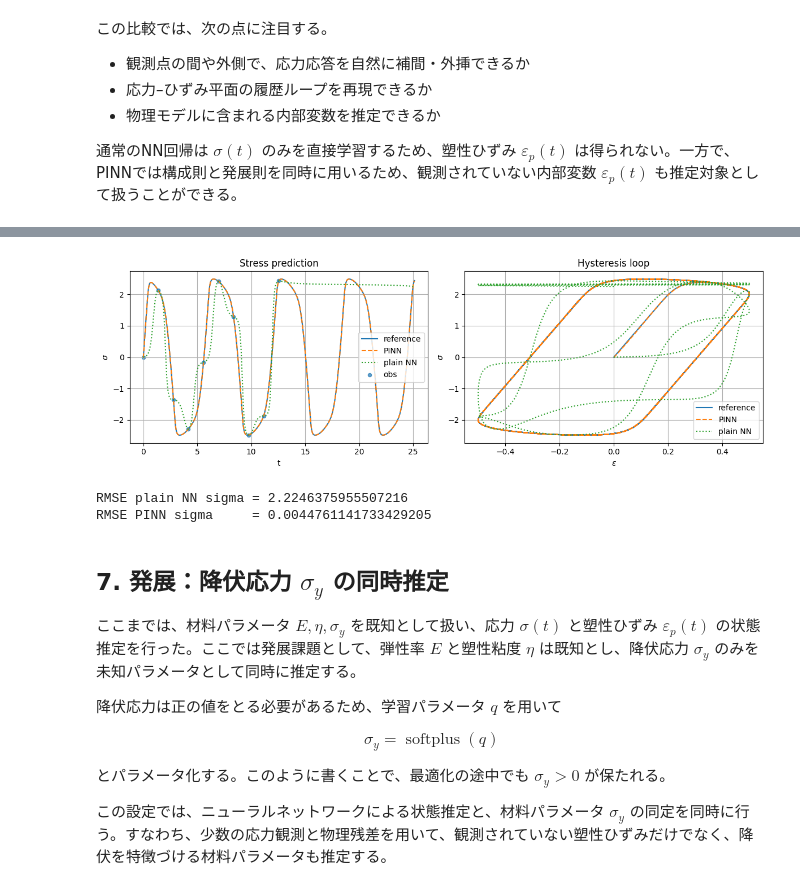
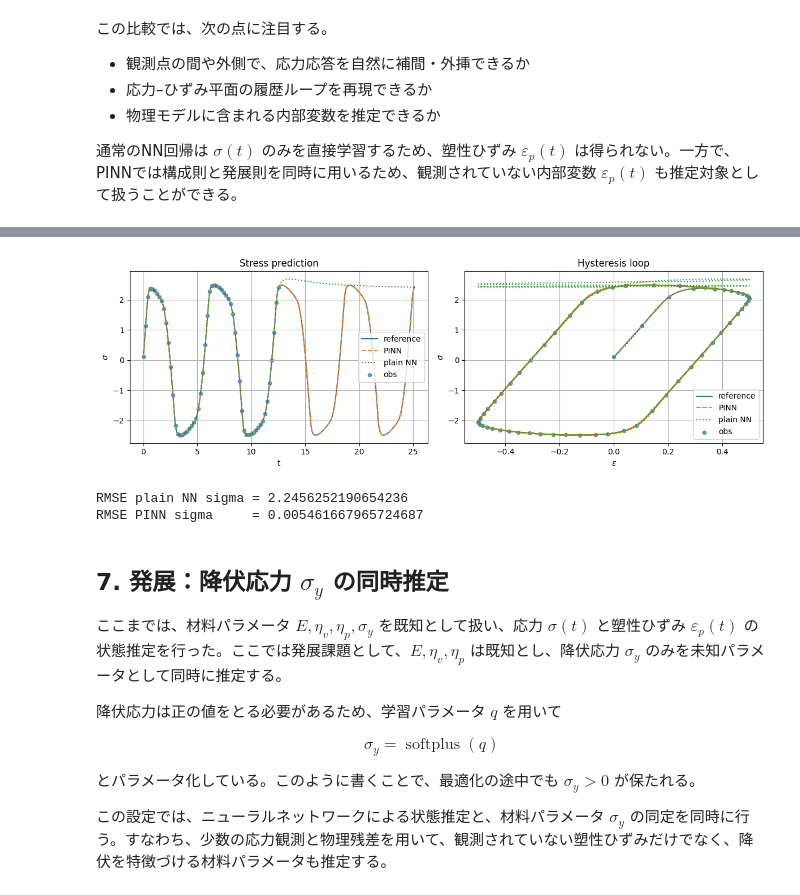
Before and after one commit to itoshin110/Lecture-of-physics-informed-neural-networks, a Jupyter notebook: pinn_elastoviscoplastic_bingham.ipynb, the cells around one changed output, grey strips where cells are left out. Saved outputs shown, nothing was run; the diff lists cells and outputs as text; code cells hidden in the pictures.

```diff
--- a/pinn_elastoviscoplastic_bingham.ipynb
+++ b/pinn_elastoviscoplastic_bingham.ipynb
@@ -336,10 +430,10 @@ sigma_all = torch.tensor(sigma_ref[:, None], device=device)
 epsp_all = torch.tensor(epsp_ref[:, None], device=device)
 
 # 少数の応力観測点
-N_data = 10
+N_data = 60
 idx_data = np.linspace(0, Nt//2-1, N_data).astype(int)
 
-noise_level = 1e-5  # 応力ノイズの標準偏差
+noise_level = 1e-12  # 応力ノイズの標準偏差
 sigma_obs_np = sigma_ref[idx_data] + noise_level * np.std(sigma_ref) * np.random.randn(N_data)
 
 t_data = torch.tensor(t_np[idx_data, None], device=device)
@@ -351,7 +445,7 @@ plt.scatter(t_np[idx_data], sigma_obs_np, s=25, label="observations")
 plt.xlabel("t")
 plt.ylabel(r"$\sigma$")
 plt.title("Sparse noisy stress observations")
-plt.legend()
+plt.legend(loc=4)
 plt.tight_layout()
 plt.grid()
 plt.show()
@@ -498,8 +693,8 @@ plt.close()
 # %%
 # PINN予測を評価
-model.eval()
+PINN_task.eval()
 with torch.no_grad():
-    pred = model(t_all)
+    pred = PINN_task(t_all)
     sigma_pinn = pred[:, 0].cpu().numpy()
     epsp_pinn = pred[:, 1].cpu().numpy()
     eps_np = eps_ref
@@ -513,7 +708,7 @@ plt.scatter(t_np[idx_data], sigma_obs_np, s=20, alpha=0.7, label="obs")
 plt.xlabel("t")
 plt.ylabel(r"$\sigma$")
 plt.title("Stress")
-plt.legend()
+plt.legend(loc=4)
 plt.grid()
 
 
@@ -523,16 +718,17 @@ plt.plot(t_np, epsp_pinn, "--", label="PINN")
 plt.xlabel("t")
 plt.ylabel(r"$\varepsilon_p$")
 plt.title("Hidden plastic strain")
-plt.legend()
+plt.legend(loc=4)
 plt.grid()
 
 plt.subplot(1, 3, 3)
 plt.plot(eps_ref, sigma_ref, label="reference")
 plt.plot(eps_ref, sigma_pinn, "--", label="PINN")
+plt.scatter(eps_ref[idx_data], sigma_obs_np, s=20, alpha=0.7, label="obs")
 plt.xlabel(r"$\varepsilon$")
 plt.ylabel(r"$\sigma$")
 plt.title("Hysteresis loop")
-plt.legend()
+plt.legend(loc=4)
 plt.grid()
 
 plt.tight_layout()
@@ -562,19 +758,7 @@ PINNとの主な違いは、通常のNN回帰ではモデル方程式を損失
 
 通常のNN回帰は $\sigma(t)$ のみを直接学習するため、塑性ひずみ $\varepsilon_p(t)$ は得られない。一方で、PINNでは構成則と発展則を同時に用いるため、観測されていない内部変数 $\varepsilon_p(t)$ も推定対象として扱うことができる。
 # %%
-class ScalarMLP(nn.Module):
-    def __init__(self, width=32, depth=3):
-        super().__init__()
-        layers = [nn.Linear(1, width), nn.Tanh()]
-        for _ in range(depth-1):
-            layers += [nn.Linear(width, width), nn.Tanh()]
-        layers += [nn.Linear(width, 1)]
-        self.net = nn.Sequential(*layers)
-    def forward(self, t):
-        x = 2.0 * t / T - 1.0
-        return self.net(x)
-
-reg_model = ScalarMLP(width=64, depth=6).to(device)
+reg_model = NeuralNetwork(width=64, depth=4,indim=1,outdim=1).to(device)
 reg_opt = SOAP(reg_model.parameters(), lr=1e-3)
 
 n_iter = 10000
@@ -608,6 +792,7 @@ plt.subplot(1, 2, 2)
 plt.plot(eps_ref, sigma_ref, label="reference")
 plt.plot(eps_ref, sigma_pinn, "--", label="PINN")
 plt.plot(eps_ref, sigma_reg, ":", label="plain NN")
+plt.scatter(eps_ref[idx_data], sigma_obs_np, s=20, alpha=0.7, label="obs")
 plt.xlabel(r"$\varepsilon$")
 plt.ylabel(r"$\sigma$")
 plt.title("Hysteresis loop")
@@ -640,10 +825,10 @@ it=10000 loss=1.172e-07
-[figure, old version]
+[figure, new version]
-RMSE plain NN sigma = 2.2246375955507216
-RMSE PINN sigma     = 0.0044761141733429205
+RMSE plain NN sigma = 2.2456252190654236
+RMSE PINN sigma     = 0.005461667965724687
 # %% [markdown]
 ## 7. 発展：降伏応力 $\sigma_y$ の同時推定
 
-ここまでは、材料パラメータ $E,\eta,\sigma_y$ を既知として扱い、応力 $\sigma(t)$ と塑性ひずみ $\varepsilon_p(t)$ の状態推定を行った。ここでは発展課題として、弾性率 $E$ と塑性粘度 $\eta$ は既知とし、降伏応力 $\sigma_y$ のみを未知パラメータとして同時に推定する。
+ここまでは、材料パラメータ $E,\eta_v,\eta_p,\sigma_y$ を既知として扱い、応力 $\sigma(t)$ と塑性ひずみ $\varepsilon_p(t)$ の状態推定を行った。ここでは発展課題として、$E,\eta_v,\eta_p$ は既知とし、降伏応力 $\sigma_y$ のみを未知パラメータとして同時に推定する。
 
 降伏応力は正の値をとる必要があるため、学習パラメータ $q$ を用いて
 
@@ -651,7 +836,7 @@ RMSE PINN sigma     = 0.0044761141733429205
 \sigma_y = \operatorname{softplus}(q)
 \end{equation}
 
-とパラメータ化する。このように書くことで、最適化の途中でも $\sigma_y>0$ が保たれる。
+とパラメータ化している。このように書くことで、最適化の途中でも $\sigma_y>0$ が保たれる。
 
 この設定では、ニューラルネットワークによる状態推定と、材料パラメータ $\sigma_y$ の同定を同時に行う。すなわち、少数の応力観測と物理残差を用いて、観測されていない塑性ひずみだけでなく、降伏を特徴づける材料パラメータも推定する。
 # %%
```
Also changed, not shown: parts of 16 cells of this notebook.
